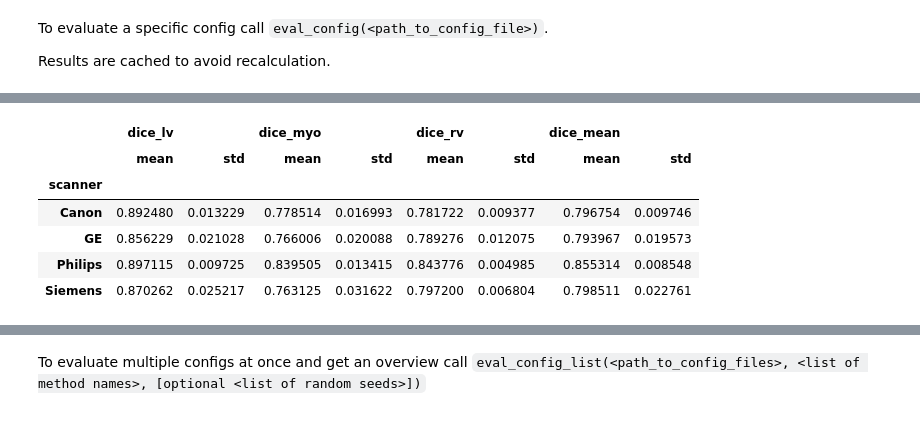
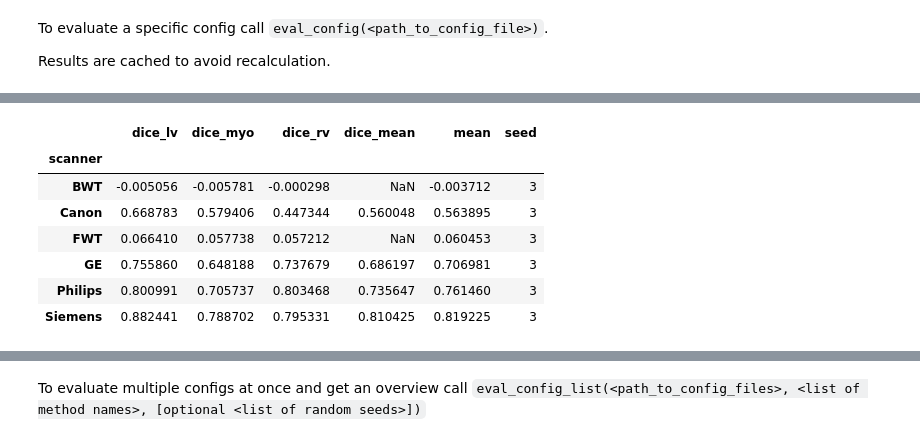
Before and after one commit to cirmuw/casa, a Jupyter notebook: evaluation/cardiac_evaluation.ipynb, the cells around one changed output, grey strips where cells are left out. Cells and saved outputs as stored; diff of their text form; code cells hidden in the pictures.

```diff
--- a/evaluation/cardiac_evaluation.ipynb
+++ b/evaluation/cardiac_evaluation.ipynb
@@ -48,11 +85,11 @@ eval_config('../training_configs/cardiac_naive_20.yml', seeds=[1, 2, 3, 4, 5])
 # %%
-df = eval_config('../training_configs/cardiac_joint.yml', seeds=[1, 2, 3, 4, 5])
-df.groupby('scanner').agg({'dice_lv': ['mean', 'std'], 'dice_myo': ['mean', 'std'], 'dice_rv': ['mean', 'std'], 'dice_mean': ['mean', 'std']}, )
+eval_config('../training_configs/cardiac_naive_10.yml', seeds=[1, 2, 3, 4, 5]).groupby('scanner').mean()
 # %% [output]
-|  | dice_lv |  | dice_myo |  | dice_rv |  | dice_mean |  |
-|  | mean | std | mean | std | mean | std | mean | std |
-| scanner |  |  |  |  |  |  |  |  |
-| Canon | 0.892480 | 0.013229 | 0.778514 | 0.016993 | 0.781722 | 0.009377 | 0.796754 | 0.009746 |
-| GE | 0.856229 | 0.021028 | 0.766006 | 0.020088 | 0.789276 | 0.012075 | 0.793967 | 0.019573 |
-| Philips | 0.897115 | 0.009725 | 0.839505 | 0.013415 | 0.843776 | 0.004985 | 0.855314 | 0.008548 |
-| Siemens | 0.870262 | 0.025217 | 0.763125 | 0.031622 | 0.797200 | 0.006804 | 0.798511 | 0.022761 |
+|  | dice_lv | dice_myo | dice_rv | dice_mean | mean | seed |
+| scanner |  |  |  |  |  |  |
+| BWT | -0.005056 | -0.005781 | -0.000298 | NaN | -0.003712 | 3 |
+| Canon | 0.668783 | 0.579406 | 0.447344 | 0.560048 | 0.563895 | 3 |
+| FWT | 0.066410 | 0.057738 | 0.057212 | NaN | 0.060453 | 3 |
+| GE | 0.755860 | 0.648188 | 0.737679 | 0.686197 | 0.706981 | 3 |
+| Philips | 0.800991 | 0.705737 | 0.803468 | 0.735647 | 0.761460 | 3 |
+| Siemens | 0.882441 | 0.788702 | 0.795331 | 0.810425 | 0.819225 | 3 |
```
Also changed, not shown: parts of 27 cells of this notebook, 19 other files.
